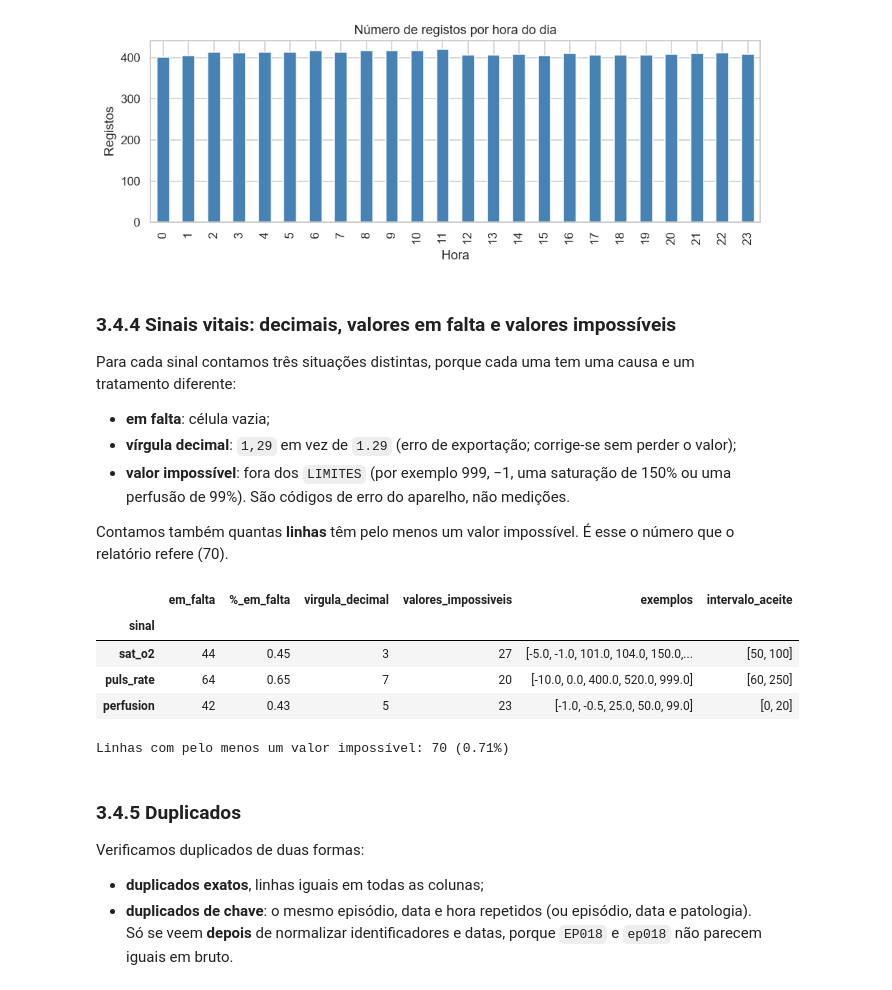
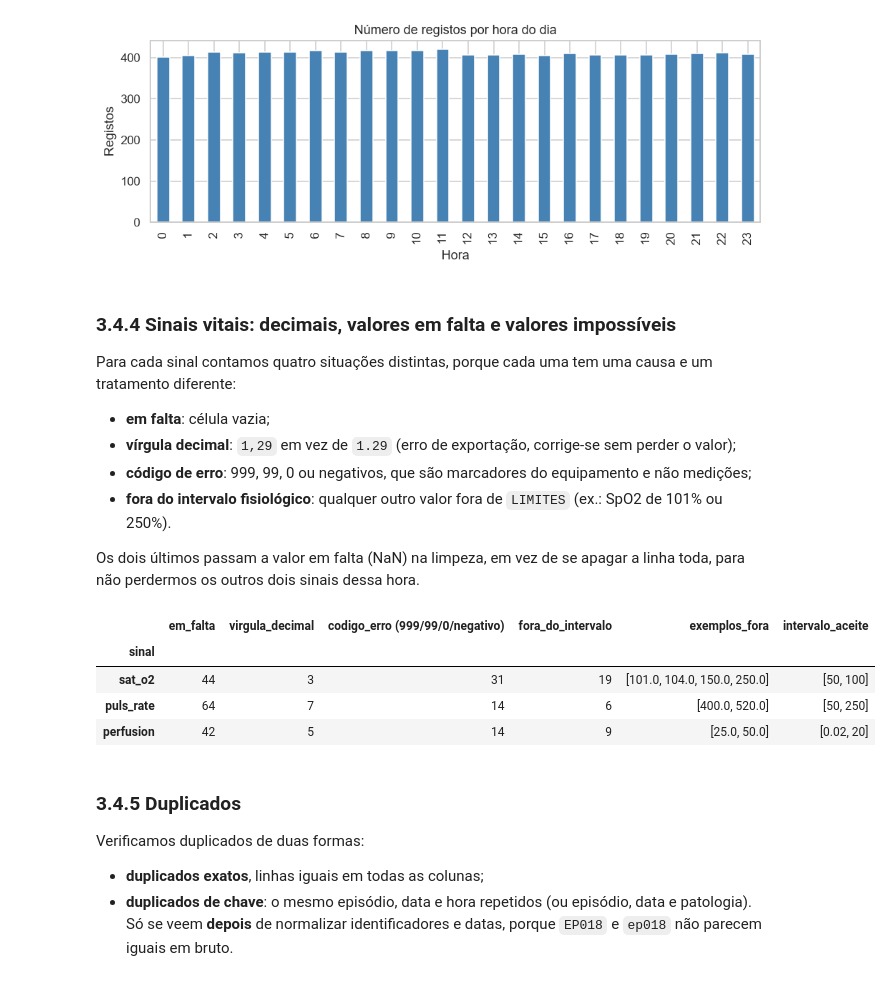
Before and after one commit to jorgelopes25/ProjetoAASE, a Jupyter notebook: data_understanding_neonatal.ipynb, the cells around one changed output. Saved outputs shown, nothing was run; the diff lists cells and outputs as text; code cells hidden in the pictures.

```diff
--- a/notebooks/01_data_understanding.ipynb
+++ b/data_understanding_neonatal.ipynb
@@ -23,4 +23,6 @@ Importamos as bibliotecas e definimos parâmetros globais. Os **limites fisioló
 # %%
+%pip install numpy pandas matplotlib seaborn scipy
+
 # --- Bibliotecas ---
 import re                      # expressões regulares (para normalizar textos e detetar formatos de data)
 import unicodedata             # remover acentos ao comparar nomes de patologias
@@ -30,7 +32,6 @@ import numpy as np
 import pandas as pd
 import matplotlib.pyplot as plt
 import seaborn as sns
-from scipy.stats import kruskal, mannwhitneyu, wilcoxon, spearmanr
 
 # --- Aspeto dos gráficos e das tabelas ---
 sns.set_theme(style="whitegrid", context="notebook")
@@ -39,23 +40,18 @@ pd.set_option("display.max_columns", 50)
 pd.set_option("display.width", 140)
 
 # --- Pastas ---
-# Pasta-raiz do projeto: sobe a partir da pasta atual até encontrar data/raw
-# (funciona quer o notebook seja aberto a partir da raiz quer a partir de notebooks/)
-ROOT = Path.cwd().resolve()
-while not (ROOT / "data" / "raw").exists() and ROOT != ROOT.parent:
-    ROOT = ROOT.parent
-DATA_DIR = ROOT / "data" / "raw"
-FIG_DIR = ROOT / "reports" / "figures" / "data_understanding"   # figuras do capítulo 3
-OUT_DIR = ROOT / "reports" / "data_understanding"                # quadro-resumo da qualidade
-FIG_DIR.mkdir(parents=True, exist_ok=True)
-OUT_DIR.mkdir(parents=True, exist_ok=True)
+DATA_DIR = Path(".")             # pasta onde estão os CSV (alterar se necessário, ex.: Path("dados"))
+FIG_DIR = Path("figuras")        # as figuras do relatório ficam aqui
+OUT_DIR = Path("dados_limpos")   # os CSV limpos ficam aqui
+FIG_DIR.mkdir(exist_ok=True)
+OUT_DIR.mkdir(exist_ok=True)
 
-# --- Limites fisiológicos plausíveis para recém-nascidos (relatório, secção 3.4) ---
-# Valores fora destes intervalos são impossíveis (códigos de erro do aparelho), não medições.
+# --- Limites fisiológicos plausíveis para recém-nascidos (PRESSUPOSTO DA EQUIPA, a validar) ---
+# Valores fora destes intervalos são tratados como erro do sensor / código de erro, não como medição.
 LIMITES = {
     "sat_o2":    (50, 100),   # SpO2 em %: acima de 100 é impossível; abaixo de 50 é quase certamente artefacto
-    "puls_rate": (60, 250),   # batimentos por minuto
-    "perfusion": (0, 20),     # índice de perfusão em %
+    "puls_rate": (50, 250),   # batimentos por minuto
+    "perfusion": (0.02, 20),  # índice de perfusão em %
 }
 SINAIS = list(LIMITES)       # ["sat_o2", "puls_rate", "perfusion"]
 
@@ -243,45 +256,45 @@ Horas inválidas: 8 registos -> valores [-1, 24, 25]
 # %% [markdown]
 ### 3.4.4 Sinais vitais: decimais, valores em falta e valores impossíveis
 
-Para cada sinal contamos três situações distintas, porque cada uma tem uma causa e um tratamento diferente:
+Para cada sinal contamos quatro situações distintas, porque cada uma tem uma causa e um tratamento diferente:
 
 - **em falta**: célula vazia;
-- **vírgula decimal**: `1,29` em vez de `1.29` (erro de exportação; corrige-se sem perder o valor);
-- **valor impossível**: fora dos `LIMITES` (por exemplo 999, −1, uma saturação de 150% ou uma perfusão de 99%). São códigos de erro do aparelho, não medições.
+- **vírgula decimal**: `1,29` em vez de `1.29` (erro de exportação, corrige-se sem perder o valor);
+- **código de erro**: 999, 99, 0 ou negativos, que são marcadores do equipamento e não medições;
+- **fora do intervalo fisiológico**: qualquer outro valor fora de `LIMITES` (ex.: SpO2 de 101% ou 250%).
 
-Contamos também quantas **linhas** têm pelo menos um valor impossível. É esse o número que o relatório refere (70).
+Os dois últimos passam a valor em falta (NaN) na limpeza, em vez de se apagar a linha toda, para não perdermos os outros dois sinais dessa hora.
 # %%
 def para_numero(s):
     # Troca vírgula por ponto e converte para número
     return pd.to_numeric(s.str.strip().str.replace(",", ".", regex=False), errors="coerce")
 
+CODIGOS_ERRO = [999, 99, 0, -1]   # marcadores típicos de "sem leitura" nos monitores
+
 linhas = []
-impossivel = pd.DataFrame(index=vit_raw.index)
 for c in SINAIS:
     bruto = vit_raw[c]
     num = para_numero(bruto)
     lo, hi = LIMITES[c]
-    impossivel[c] = num.notna() & ~num.between(lo, hi)     # medido mas fora dos limites
+    codigo = num.isin(CODIGOS_ERRO) | (num < 0)
+    fora = ~num.between(lo, hi) & num.notna() & ~codigo
     linhas.append({
         "sinal": c,
         "em_falta": bruto.isna().sum(),
-        "%_em_falta": round(bruto.isna().mean() * 100, 2),
         "virgula_decimal": bruto.str.contains(",", na=False).sum(),
-        "valores_impossiveis": impossivel[c].sum(),
-        "exemplos": sorted(num[impossivel[c]].unique().tolist()),
+        "codigo_erro (999/99/0/negativo)": codigo.sum(),
+        "fora_do_intervalo": fora.sum(),
+        "exemplos_fora": sorted(num[fora].unique().tolist())[:8],
         "intervalo_aceite": f"[{lo}, {hi}]",
     })
 qualidade_sinais = pd.DataFrame(linhas).set_index("sinal")
 display(qualidade_sinais)
-n_linhas_imp = impossivel.any(axis=1).sum()
-print(f"Linhas com pelo menos um valor impossível: {n_linhas_imp} ({n_linhas_imp / len(vit_raw):.2%})")
 # %% [output]
-|  | em_falta | %_em_falta | virgula_decimal | valores_impossiveis | exemplos | intervalo_aceite |
+|  | em_falta | virgula_decimal | codigo_erro (999/99/0/negativo) | fora_do_intervalo | exemplos_fora | intervalo_aceite |
 | sinal |  |  |  |  |  |  |
-| sat_o2 | 44 | 0.45 | 3 | 27 | [-5.0, -1.0, 101.0, 104.0, 150.0,... | [50, 100] |
-| puls_rate | 64 | 0.65 | 7 | 20 | [-10.0, 0.0, 400.0, 520.0, 999.0] | [60, 250] |
-| perfusion | 42 | 0.43 | 5 | 23 | [-1.0, -0.5, 25.0, 50.0, 99.0] | [0, 20] |
+| sat_o2 | 44 | 3 | 31 | 19 | [101.0, 104.0, 150.0, 250.0] | [50, 100] |
+| puls_rate | 64 | 7 | 14 | 6 | [400.0, 520.0] | [50, 250] |
+| perfusion | 42 | 5 | 14 | 9 | [25.0, 50.0] | [0.02, 20] |
-Linhas com pelo menos um valor impossível: 70 (0.71%)
 # %% [markdown]
 ### 3.4.5 Duplicados
 
```
Also changed, not shown: parts of 35 cells of this notebook, 28 other files.
